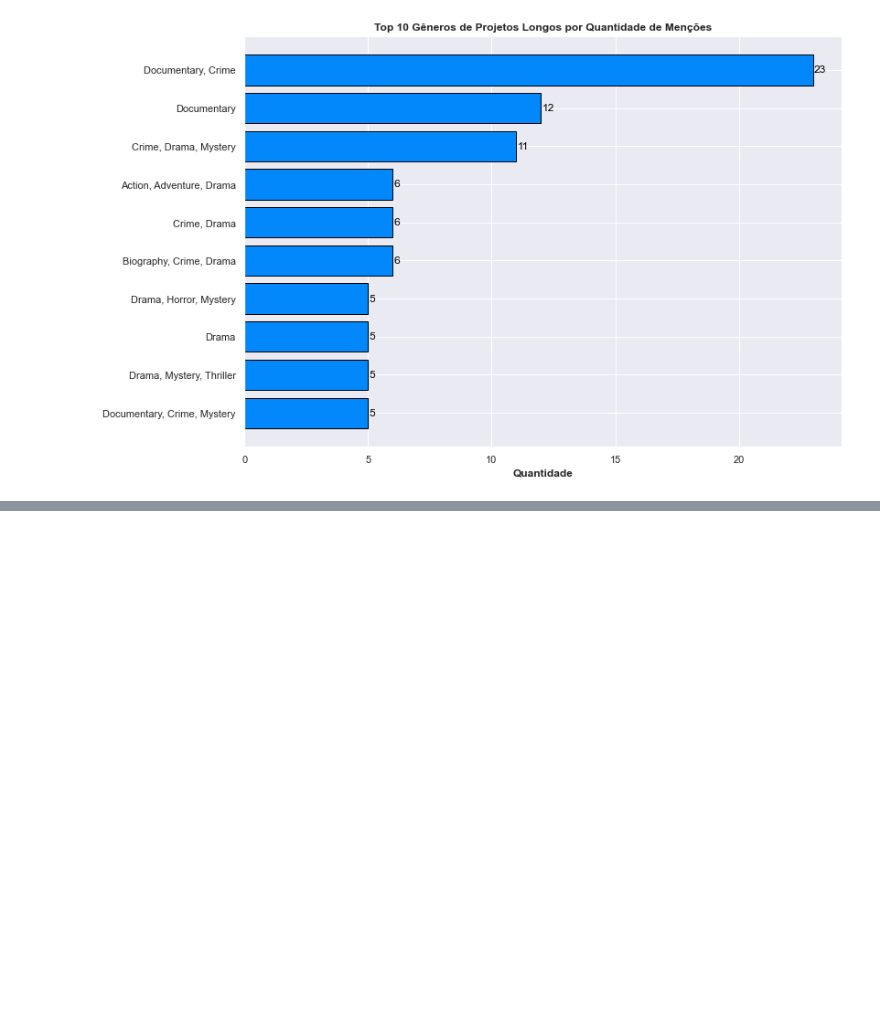
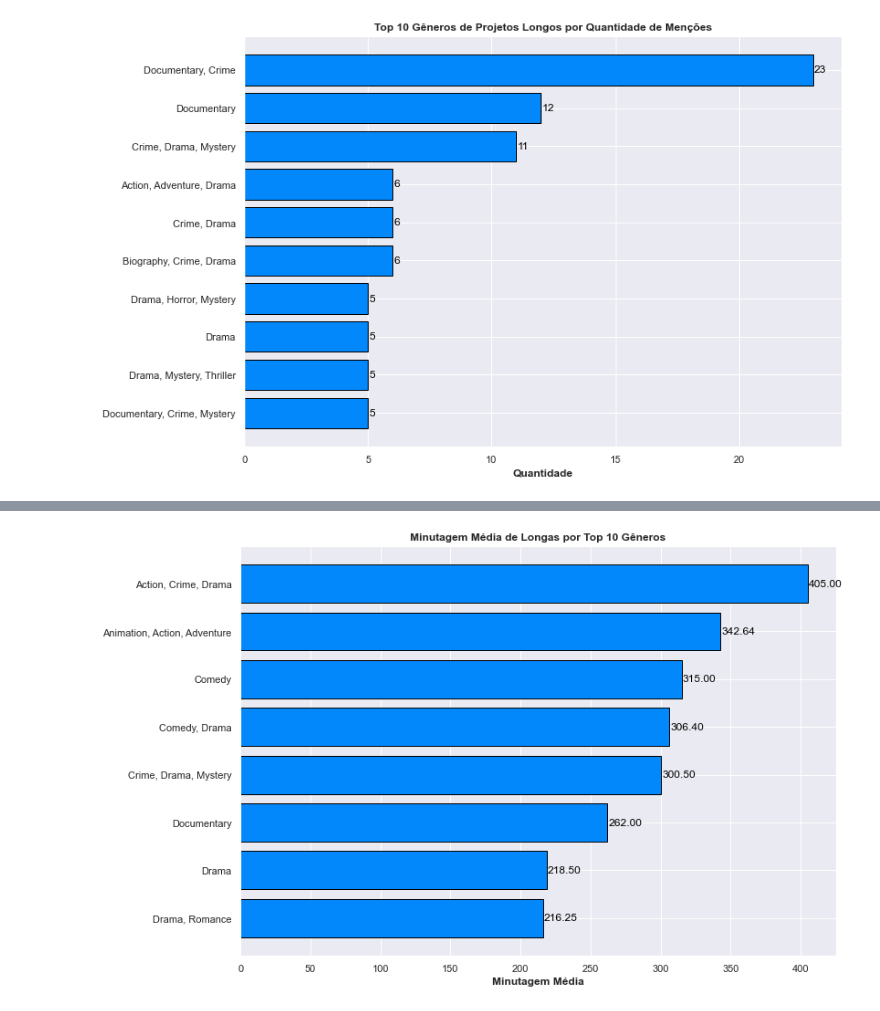
Before and after one commit to JoSEPHDev2022/netflix_movies_analise, a Jupyter notebook: analise.ipynb, the cells around one changed output, grey strips where cells are left out. Saved outputs shown, nothing was run; the diff lists cells and outputs as text; code cells hidden in the pictures; blank space fills up the shorter version.

```diff
--- a/analise.ipynb
+++ b/analise.ipynb
@@ -1328,0 +1355,6 @@ plt.show()
+# %%
+# Passando dados para uma lista:
+genres_list = list(top_genres.index)
+
+# Visualizando:
+genres_list
@@ -1328,0 +1539,10 @@ plt.show()
+# %%
+# Realizando o unstack e reindexação do DataFrame:
+long_genre_min = long_genre_min.unstack().reset_index()
+
+# Reorganizando colunas:
+long_genre_min = long_genre_min.drop('level_0', axis=1)
+long_genre_min = long_genre_min.rename(columns={0:'duration_mean'})
+
+# Visualizando:
+long_genre_min
@@ -1328,0 +1559,27 @@ plt.show()
+# %%
+# Bar Chart:
+
+# Repassando so dados para listas:
+long_genres = list(long_genre_min['genre'])
+long_mean_time = list(long_genre_min['duration_mean'].sort_values(ascending=False))
+
+# Plotando:
+fig, ax = plt.subplots()
+
+hbars = ax.barh(
+    long_genres,
+    long_mean_time,
+    align='center',
+    edgecolor='black',
+    color='#0388fc'
+    )
+
+ax.set_yticks(long_genres)
+ax.invert_yaxis()
+ax.set_xlabel('Minutagem Média', fontsize=12, fontweight='bold')
+ax.set_title('Minutagem Média de Longas por Top 10 Gêneros', fontsize=12, fontweight='bold')
+ax.bar_label(hbars, fmt='%.2f', fontsize=12, color='#000000', padding=1)
+
+plt.show()
+# %% [output]
+[figure, added]
```
Also changed, not shown: parts of 68 cells of this notebook.
